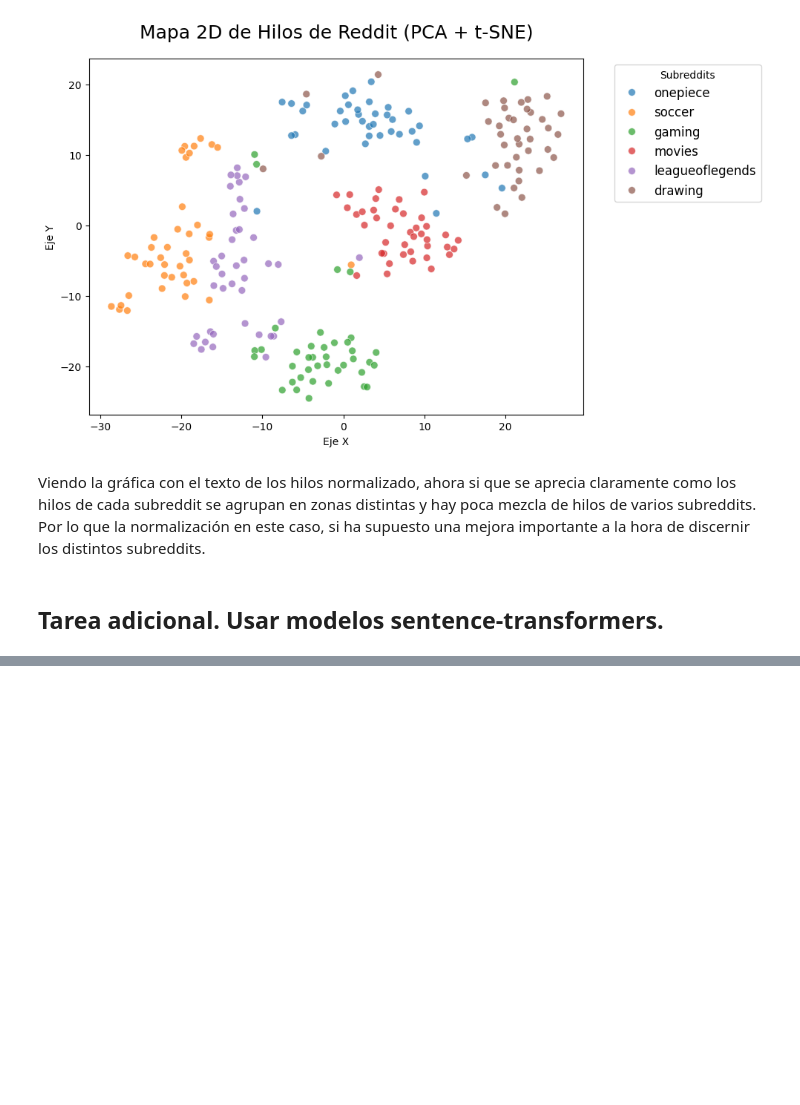
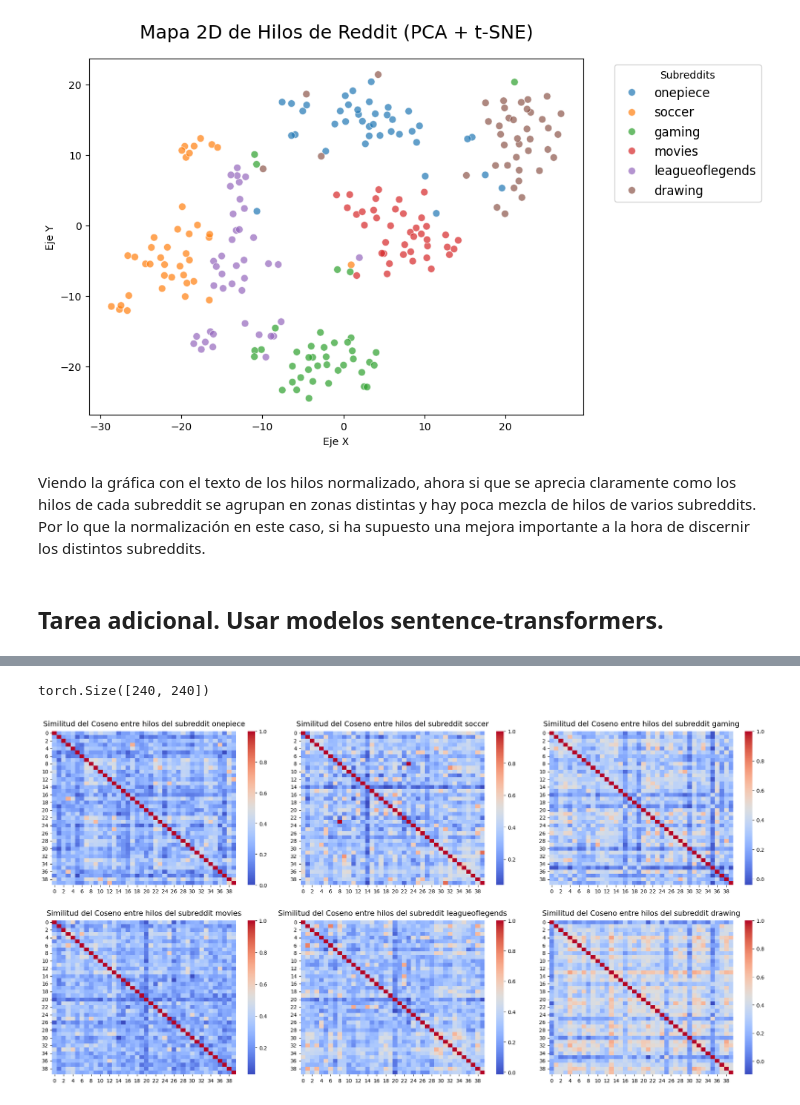
Before and after one commit to mario-mellinasn-um-es/PLN-entregable, a Jupyter notebook: apartado3.ipynb, the cells around one changed output, grey strips where cells are left out. Cells and saved outputs as stored; diff of their text form; code cells hidden in the pictures; blank space fills up the shorter version.

Commit message:
Apartado 3 con primer modelo transformer (falta comentar resultados)

```diff
--- a/apartado3.ipynb
+++ b/apartado3.ipynb
@@ -385,7 +385,6 @@ Viendo la gráfica con el texto de los hilos normalizado, ahora si que se apreci
 # %% [markdown]
 ## Tarea adicional. Usar modelos sentence-transformers.
 # %%
-from transformers import AutoTokenizer, AutoModel
+from sentence_transformers import SentenceTransformer
 
-tokenizer = AutoTokenizer.from_pretrained("sentence-transformers/all-MiniLM-L6-v2")
-model = AutoModel.from_pretrained("sentence-transformers/all-MiniLM-L6-v2")
+model = SentenceTransformer("sentence-transformers/all-MiniLM-L6-v2")
@@ -391,0 +408,33 @@ model = AutoModel.from_pretrained("sentence-transformers/all-MiniLM-L6-v2")
+# %%
+df_transformer = df[["subreddit", "texto", "texto_clean"]].copy()
+texto_hilos = df_transformer["texto"].tolist()
+embeddings = model.encode(texto_hilos, show_progress_bar=True)
+df_transformer["sentence_embeddings"] = list(embeddings)
+# %% [output]
+torch.Size([240, 240])
+# %%
+import numpy as np
+import seaborn as sns
+import matplotlib.pyplot as plt
+from sklearn.metrics.pairwise import cosine_similarity
+
+fig, axes = plt.subplots(nrows=2, ncols=3, figsize=(20, 10))
+axes = axes.flatten()
+
+for i, subreddit in enumerate(subreddits):
+    df_filtrado = df_transformer[df_transformer["subreddit"] == subreddit]
+    matriz_embeddings = np.vstack(df_filtrado['sentence_embeddings'].values)
+    matriz_similitud = model.similarity(matriz_embeddings, matriz_embeddings)
+    sns.heatmap(
+        matriz_similitud,
+        cmap='coolwarm',
+        annot=False,
+        ax= axes[i],
+        cbar=True
+    )
+    axes[i].set_title(f'Similitud del Coseno entre hilos del subreddit {subreddit}', fontsize=14, pad=10)
+
+plt.tight_layout(h_pad=3.0, w_pad=3.0)
+plt.show()
+# %% [output]
+[figure, added]
```
Also changed, not shown: parts of 8 cells of this notebook.
